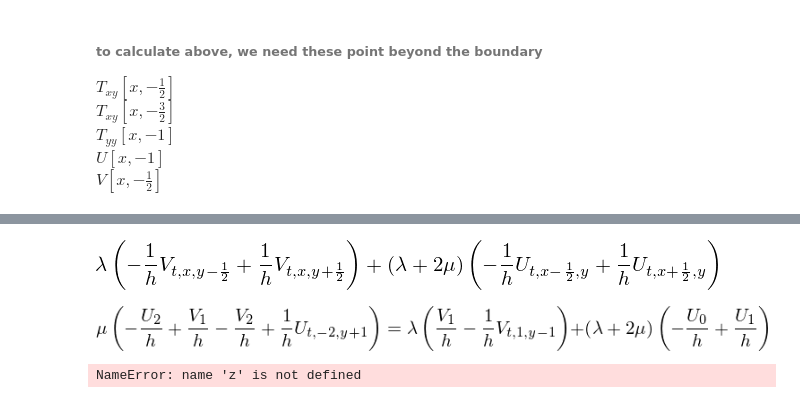
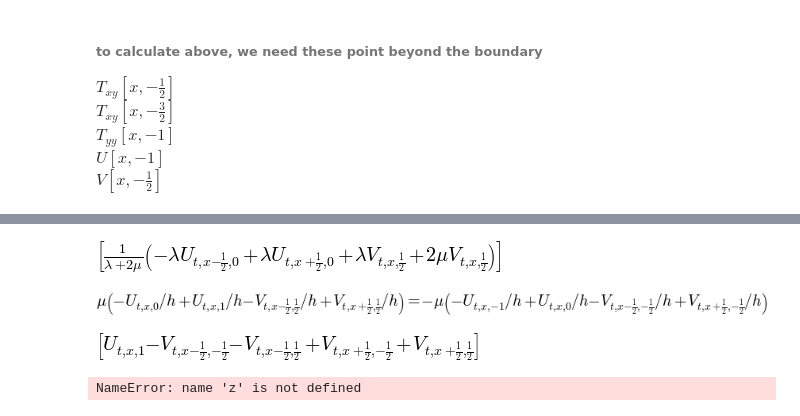
Before and after one commit to devitocodes/opesci-fd, a Jupyter notebook: codegen/demo_pochoir_convergent.ipynb, the cells around one changed output, grey strips where cells are left out. Drawn from its saved outputs; the diff is of its cells as text; code cells hidden in the pictures.

```diff
--- a/codegen/demo_pochoir_convergent.ipynb
+++ b/codegen/demo_pochoir_convergent.ipynb
@@ -201,4 +206,0 @@ Tyy_expr.subs(y,0)
-# %%
-Tyy_expr
-# %% [output]
-[figure, removed]
@@ -213,7 +207,15 @@ eq11 = Eq(DtTxy_expr.subs(x,-2),DtTxx_expr.subs(x,1)).subs(sublist)
-# %%
-eq11
-# %% [output]
-[figure, removed]
+# %%
+bc_V_y0 = solve(Tyy_expr.subs(y,0), V[t,x,-half]); bc_V_y0
+# %% [output]
+[figure, added]
+# %%
+Eq(Txy_expr.subs(y,half), -Txy_expr.subs(y,-half))
+# %% [output]
+[figure, added]
+# %%
+bc_U_y0 = solve(Eq(Txy_expr.subs(y,half), -Txy_expr.subs(y,-half)),U[t,x,-1]); bc_U_y0
+# %% [output]
+[figure, added]
 # %%
 # constant boundary condition
 bc_const = Float(0)
```
Also changed, not shown: parts of 19 cells of this notebook, 2 other files.
